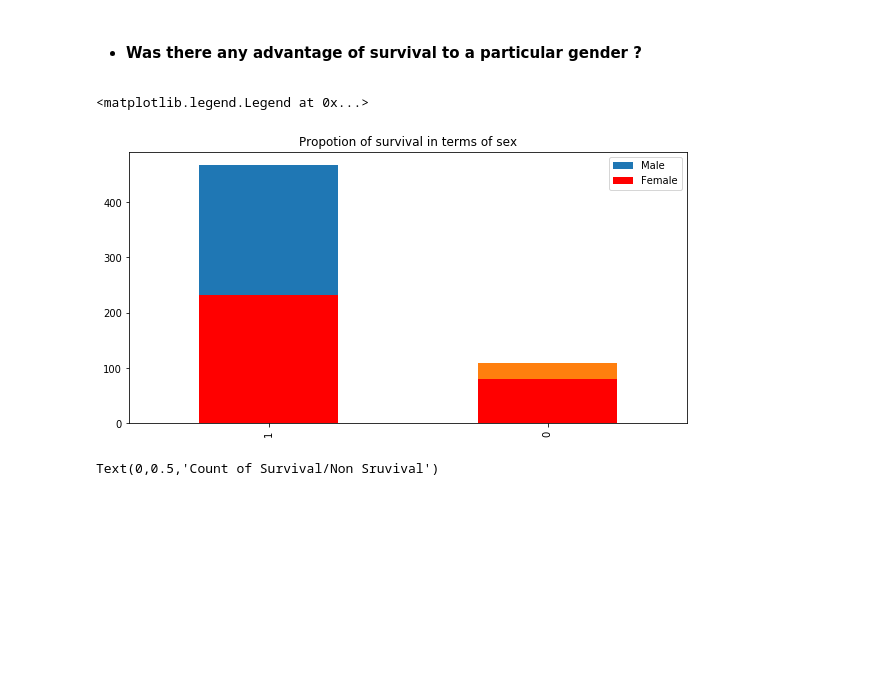
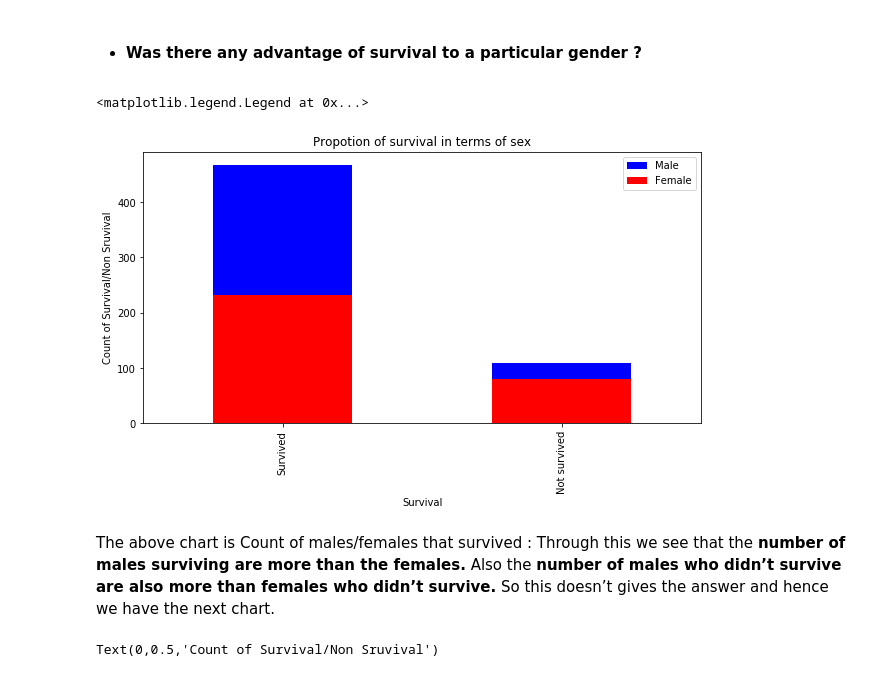
Before and after one commit to paawan01/Titanic_dataset_analysis, a Jupyter notebook: Titanic_dataset_analysis.ipynb, the cells around one changed output. Cells and saved outputs as stored; diff of their text form; code cells hidden in the pictures; blank space fills up the shorter version.

Commit message:
Improved documentation and certain plots.

```diff
--- a/Titanic_dataset_analysis.ipynb
+++ b/Titanic_dataset_analysis.ipynb
@@ -337,14 +350,19 @@ Hence to answer the asked question, Yes having family members on board increases
 - #### Was there any advantage of survival to a particular gender ?
 # %%
 fig = plt.figure(figsize=(10,5))
-ax2 = fig.add_subplot(111)
-titanic_train.Survived[titanic_train.Sex == 0].value_counts().plot(kind='bar', label='Male')
+ax = fig.add_subplot(111)
+titanic_train.Survived[titanic_train.Sex == 0].value_counts().plot(kind='bar', label='Male', color='blue')
 titanic_train.Survived[titanic_train.Sex == 1].value_counts().plot(kind='bar', label='Female', color='red')
+ax.set_xticklabels(['Survived', 'Not survived'])
+ax.set_xlabel('Survival')
+ax.set_ylabel('Count of Survival/Non Sruvival')
 
 plt.title("Propotion of survival in terms of sex"); plt.legend(loc='best')
 # %% [output]
 <matplotlib.legend.Legend at 0x...>
-[figure, old version]
+[figure, new version]
+# %% [markdown]
+The above chart is Count of males/females that survived : Through this we see that the **number of males surviving are more than the females.** Also the **number of males who didn’t survive are also more than females who didn’t survive.** So this doesn’t gives the answer and hence we have the next chart.
 # %%
 freq1 = pd.value_counts(titanic_train[titanic_train['Survived']==1].Sex)
 freq2 = pd.value_counts(titanic_train[titanic_train['Survived']==0].Sex)
```
Also changed, not shown: parts of 16 cells of this notebook.
